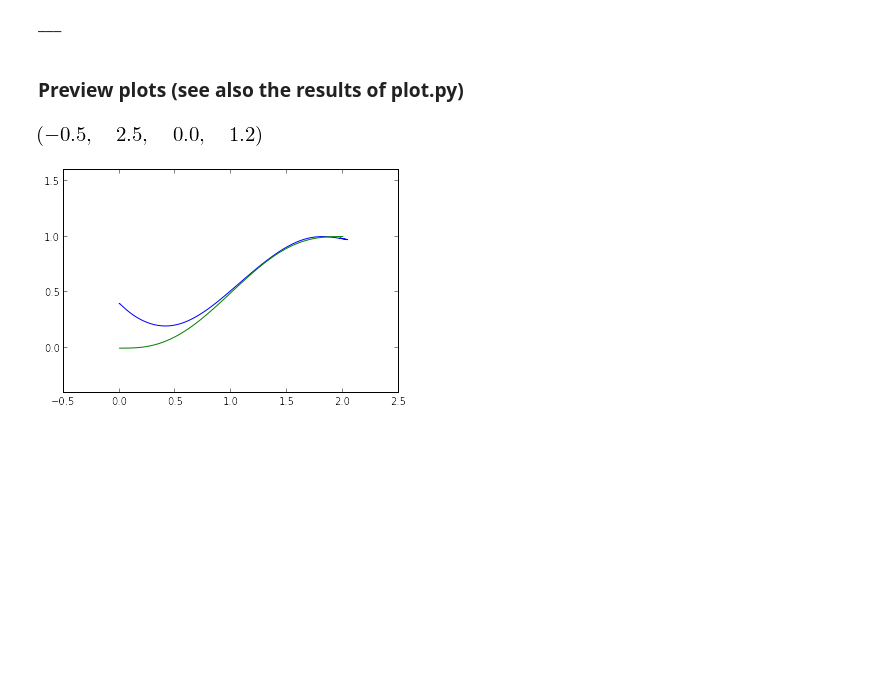
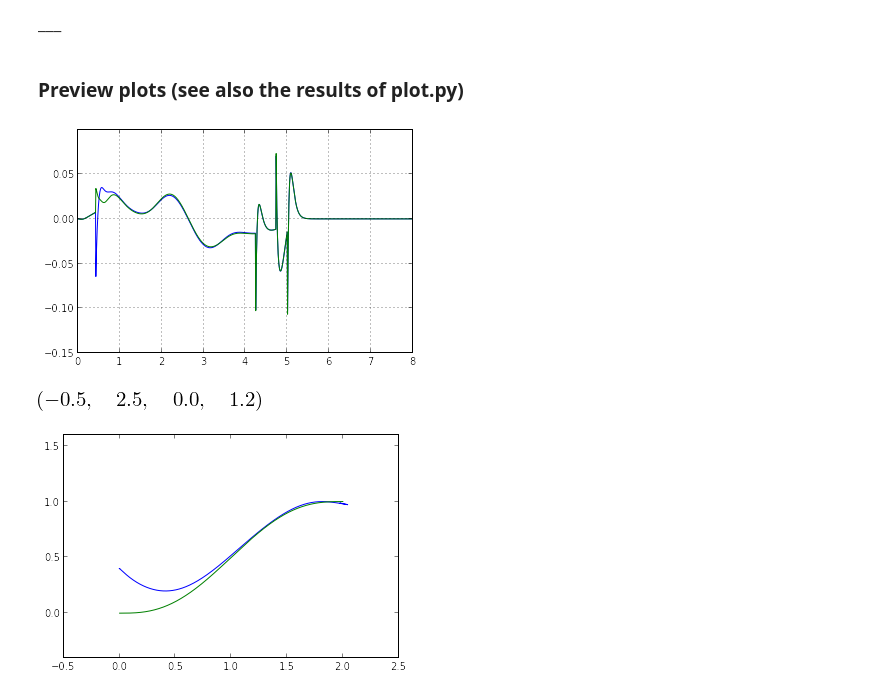
Before and after one commit to TUD-RST/ssd2016KRD, a Jupyter notebook: holonomic_modeling_and_hierarchic_tracking_control_of an_unstable_underactuated_nonholonomic_system.ipynb, the cells around one changed output. Saved outputs shown, nothing was run; the diff lists cells and outputs as text; code cells hidden in the pictures; blank space fills up the shorter version.

```diff
--- a/holonomic_modeling_and_hierarchic_tracking_control_of an_unstable_underactuated_nonholonomic_system.ipynb
+++ b/holonomic_modeling_and_hierarchic_tracking_control_of an_unstable_underactuated_nonholonomic_system.ipynb
@@ -494,2 +492,16 @@ with open(fname, 'w') as pfile:
+# %%
+# For plotting the wheel-torque, we loop over the simulation results and use the flag internals=True
+ttau_res = np.zeros((N, 2))
+for i, state in enumerate(res):
+    c_res = rhs(state, tt[i], internals=True)
+    ttau_res[i,:] = c_res.ttau
 # %% [markdown]
 ### Preview plots (see also the results of plot.py)
+# %%
+pl.plot(tt, ttau_res[:,0])
+pl.plot(tt, ttau_res[:,1])
+
+
+pl.grid()
+# %% [output]
+[figure, added]
```
Also changed, not shown: parts of 18 cells of this notebook, 2 other files.
